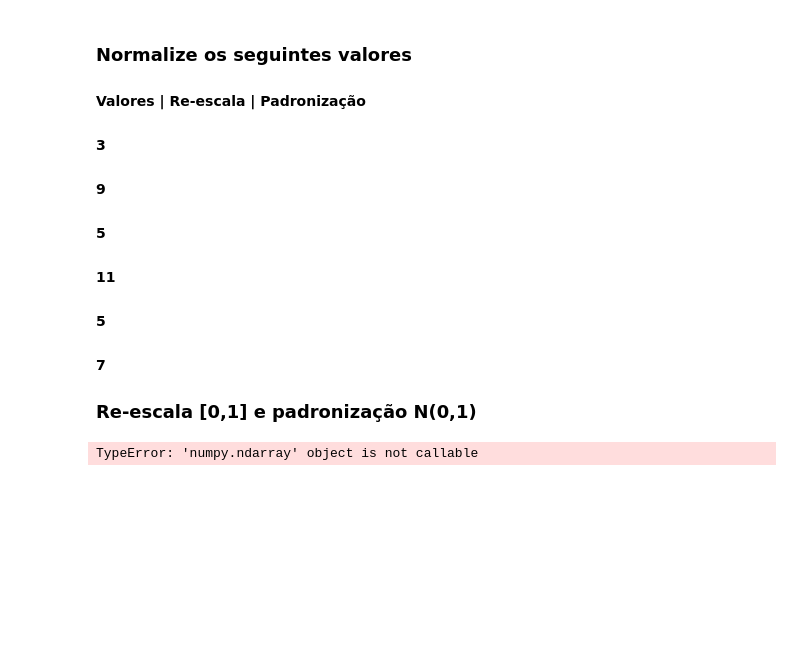
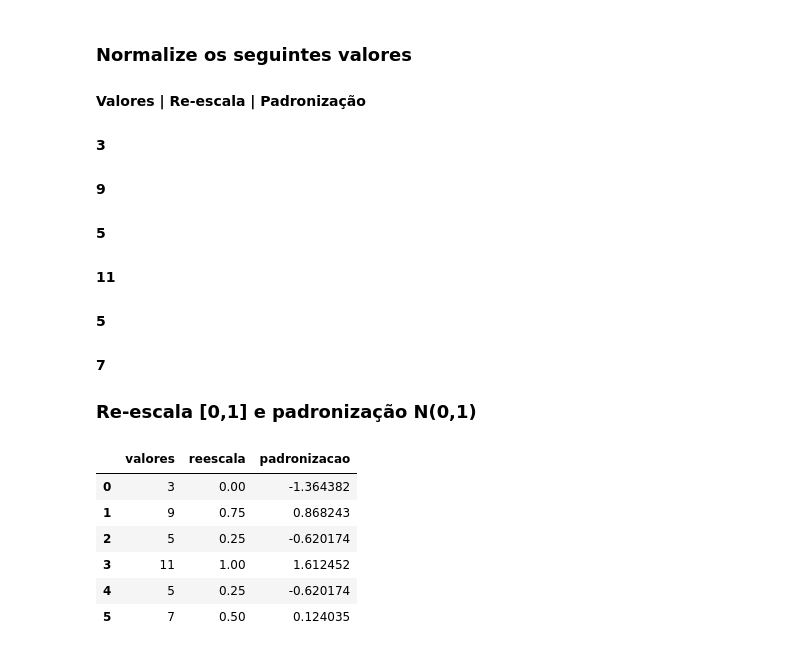
Before and after one commit to srtjazz/gc-python-2024, a Jupyter notebook: aula_11/exercicio_22/exercicio_22.ipynb, the cells around one changed output. Saved outputs shown, nothing was run; the diff lists cells and outputs as text; code cells hidden in the pictures; blank space fills up the shorter version.

```diff
--- a/aula_11/exercicio_22/exercicio_22.ipynb
+++ b/aula_11/exercicio_22/exercicio_22.ipynb
@@ -99,6 +96,7 @@ dtype: int64
 test = test.drop(columns=['education', 'family_status', 'gender', 'income_type', 'purpose'])
 # %%
 scaler = MinMaxScaler()
+standard_scaler = StandardScaler()
 
 test['total_income'] = scaler.fit_transform(test[['total_income']])
 df_normalized = pd.DataFrame(scaler.fit_transform(test[['total_income']]), columns=['total_income'])
@@ -139,11 +137,17 @@ df_normalized[(df_normalized['total_income'] == 0.0) | (df_normalized['total_inc
 # %%
 data = [3, 9, 5, 11, 5, 7]
 
 df_test = pd.DataFrame({'valores': data})
-df_test
 
-#df_test['reescala'] = scaler.fit_transform(df_test[['valores']])
+df_test['reescala'] = scaler.fit_transform(df_test[['valores']])
+df_test['padronizacao'] = standard_scaler.fit_transform(df_test[['valores']])
 
 df_test
 # %% [output]
-TypeError: 'numpy.ndarray' object is not callable
+|  | valores | reescala | padronizacao |
+| 0 | 3 | 0.00 | -1.364382 |
+| 1 | 9 | 0.75 | 0.868243 |
+| 2 | 5 | 0.25 | -0.620174 |
+| 3 | 11 | 1.00 | 1.612452 |
+| 4 | 5 | 0.25 | -0.620174 |
+| 5 | 7 | 0.50 | 0.124035 |
```
Also changed, not shown: parts of 1 cell of this notebook.
